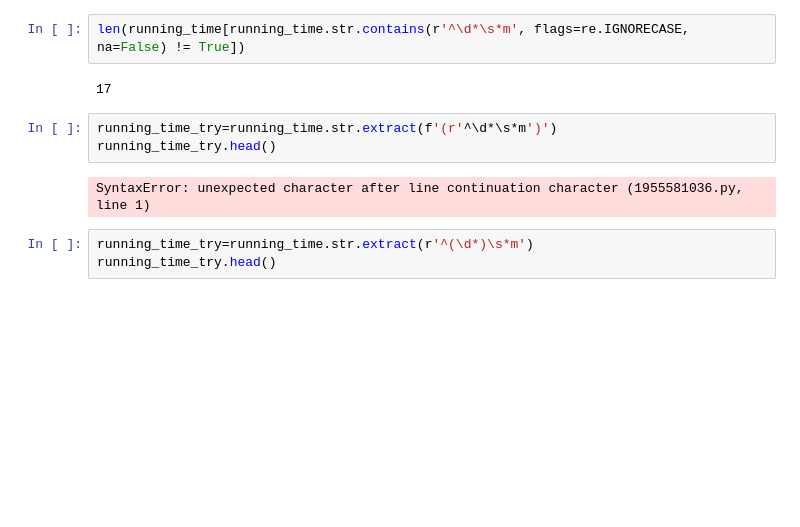
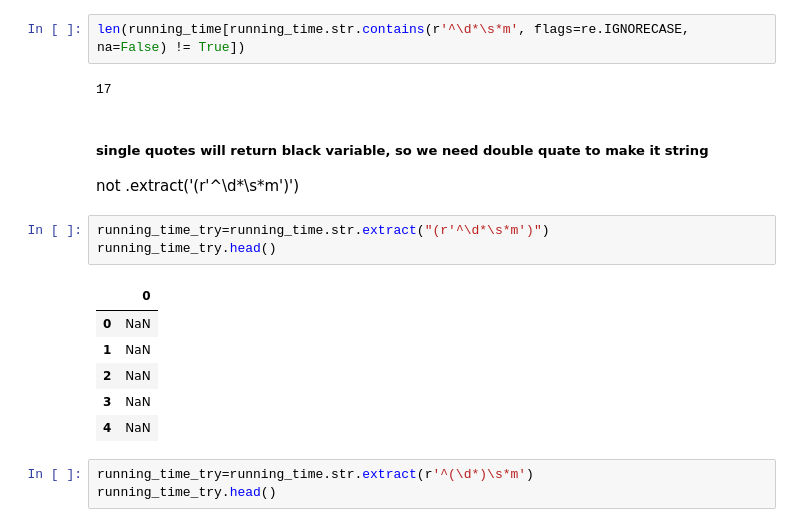
Before and after one commit to biboking/Movies-ETL, a Jupyter notebook: Module8 ALL.ipynb, the cells around one changed output. Drawn from its saved outputs; the diff is of its cells as text; blank space fills up the shorter version.

```diff
--- a/Module8 ALL.ipynb
+++ b/Module8 ALL.ipynb
@@ -810,11 +812,19 @@ Name: Running time, dtype: object
 len(running_time[running_time.str.contains(r'^\d*\s*m', flags=re.IGNORECASE, na=False) != True])
 # %% [output]
 17
+# %% [markdown]
+##### single quotes will return black variable, so we need double quate to make it string
+not .extract('(r'^\d*\s*m')')
 # %%
-running_time_try=running_time.str.extract(f'(r'^\d*\s*m')')
+running_time_try=running_time.str.extract("(r'^\d*\s*m')")
 running_time_try.head()
 # %% [output]
-SyntaxError: unexpected character after line continuation character (1955581036.py, line 1)
+|  | 0 |
+| 0 | NaN |
+| 1 | NaN |
+| 2 | NaN |
+| 3 | NaN |
+| 4 | NaN |
 # %%
 running_time_try=running_time.str.extract(r'^(\d*)\s*m')
 running_time_try.head()
```
Also changed, not shown: parts of 29 cells of this notebook, 9 other files.
